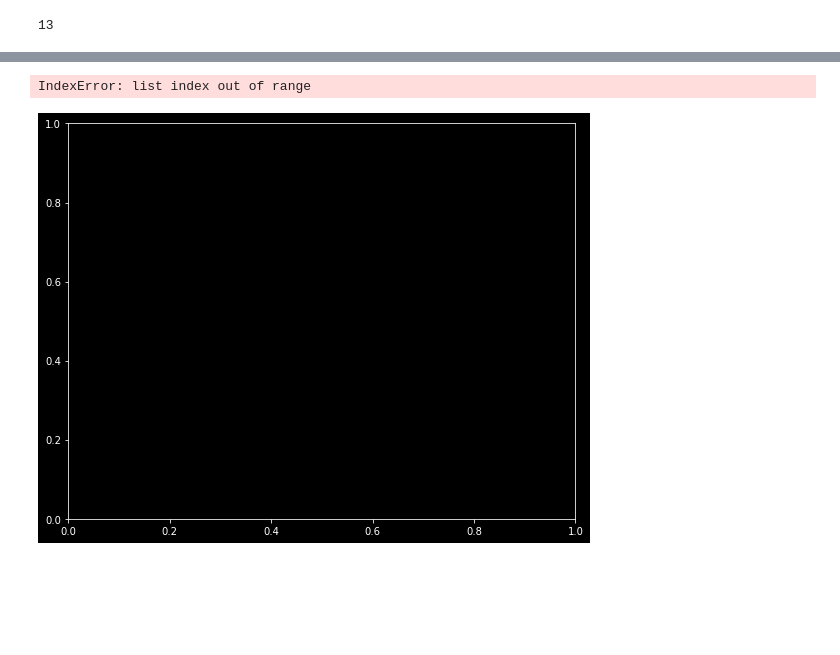
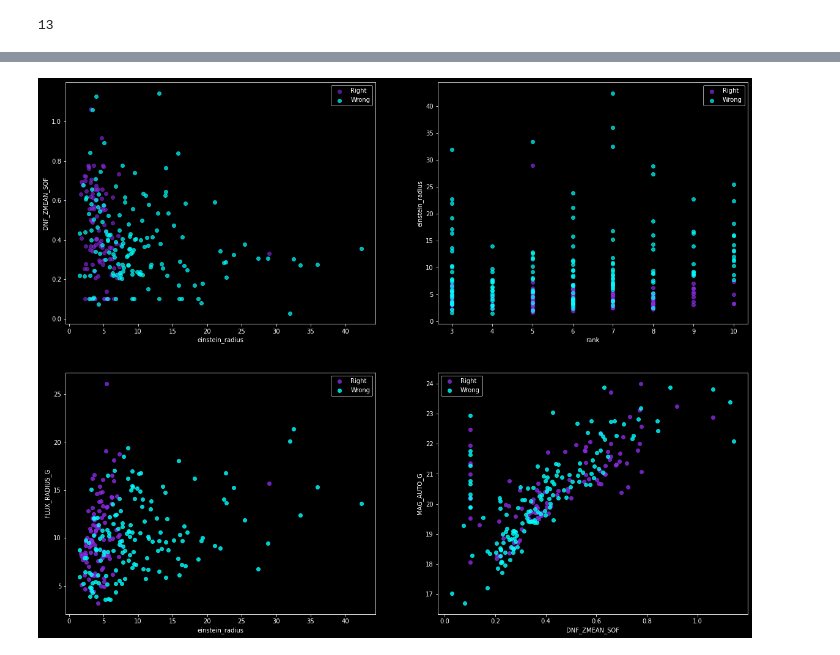
Before and after one commit to JimenaGonzalez/Searching-double-lenses, a Jupyter notebook: vit_cnn_multiclass/Real_lenses_search_Jack.ipynb, the cells around one changed output, grey strips where cells are left out. Saved outputs shown, nothing was run; the diff lists cells and outputs as text; code cells hidden in the pictures; blank space fills up the shorter version.

```diff
--- a/vit_cnn_multiclass/Real_lenses_search_Jack.ipynb
+++ b/vit_cnn_multiclass/Real_lenses_search_Jack.ipynb
@@ -140,11 +140,11 @@ class ViTBase16(nn.Module):
         x = self.model(x)
         return x
 # %%
-model = ViTBase16(n_classes=7, pretrained=True)
+model = ViTBase16(n_classes=9, pretrained=True)
 device = torch.device("cuda" if torch.cuda.is_available() else "cpu")
 model.to(device)
 
-name = 'Experiments/exp_53/model.pt'#'model.pt'#'other.pt'
+name = 'Experiments/exp_55/model.pt'#'model.pt'#'other.pt'
 model = torch.load(name, map_location=torch.device('cpu'))
 # %%
 # Real lenses
@@ -198,4 +191,11 @@ Index(['COADD_OBJECT_ID', 'TILENAME', 'HPIX_16384', 'HPIX_4096',
 # %%
-search_loader = torch.utils.data.DataLoader(dataset=test_dataset, batch_size=1, num_workers=num_workers, shuffle=True)
-prob_lim = 0.5
+categories = ['Positives', 'Rings', 'Smooth', 'Companion', 'SDSS', 'DES_spirals', 'Crowded', 'Errors', 'Most_negatives']
+images, all_data, prob_list = search(dataset)
+
+right_data = all_data[0]
+wrong_data = pd.DataFrame(columns=columns_data)
+
+for i in range(len(all_data)):
+    if(i == 0): continue
+    wrong_data = wrong_data.append(all_data[i])
 # %%
@@ -507,38 +494,37 @@ make_all_histos()
 # %%
 plt.figure(figsize=(20,16))
 
 plt.subplot(2,2,1)
-plt.xlabel(names[24])
-plt.ylabel(names[4])
-plt.scatter(right_data[names[24]], right_data[names[4]], color = 'blueviolet', alpha = 0.6, label ='Right')
-plt.scatter(wrong_data[names[24]], wrong_data[names[4]], color = 'cyan', alpha = 0.7, label = 'Wrong')
+plt.xlabel(names[1])
+plt.ylabel(names[2])
+plt.scatter(right_data[names[1]], right_data[names[2]], color = 'blueviolet', alpha = 0.6, label ='Right')
+plt.scatter(wrong_data[names[1]], wrong_data[names[2]], color = 'cyan', alpha = 0.7, label = 'Wrong')
 plt.legend()
 
 plt.subplot(2,2,2)
-plt.xlabel(names[24])
-plt.ylabel(names[8])
-plt.scatter(right_data[names[24]], right_data[names[8]], color = 'blueviolet', alpha = 0.7, label ='Right')
-plt.scatter(wrong_data[names[24]], wrong_data[names[8]], color = 'cyan', alpha = 0.7, label = 'Wrong')
+plt.xlabel(names[3])
+plt.ylabel(names[1])
+plt.scatter(right_data[names[3]], right_data[names[1]], color = 'blueviolet', alpha = 0.7, label ='Right')
+plt.scatter(wrong_data[names[3]], wrong_data[names[1]], color = 'cyan', alpha = 0.7, label = 'Wrong')
 plt.legend()
 
 plt.subplot(2,2,3)
-plt.xlabel(names[4])
-plt.ylabel(names[8])
-plt.scatter(right_data[names[4]], right_data[names[8]], color = 'blueviolet', alpha = 0.8, label ='Right')
-plt.scatter(wrong_data[names[4]], wrong_data[names[8]], color = 'cyan', alpha = 0.8, label = 'Wrong')
+plt.xlabel(names[1])
+plt.ylabel(names[4])
+plt.scatter(right_data[names[1]], right_data[names[4]], color = 'blueviolet', alpha = 0.8, label ='Right')
+plt.scatter(wrong_data[names[1]], wrong_data[names[4]], color = 'cyan', alpha = 0.8, label = 'Wrong')
 plt.legend()
 
 plt.subplot(2,2,4)
-plt.xlabel(names[24])
-plt.ylabel(names[5])
-plt.scatter(right_data[names[24]], right_data[names[5]], color = 'blueviolet', alpha = 0.8, label ='Right')
-plt.scatter(wrong_data[names[24]], wrong_data[names[5]], color = 'cyan', alpha = 0.8, label = 'Wrong')
+plt.xlabel(names[2])
+plt.ylabel(names[7])
+plt.scatter(right_data[names[2]], right_data[names[7]], color = 'blueviolet', alpha = 0.8, label ='Right')
+plt.scatter(wrong_data[names[2]], wrong_data[names[7]], color = 'cyan', alpha = 0.8, label = 'Wrong')
 plt.legend()
 
 plt.show()
 # %% [output]
-IndexError: list index out of range
-[figure, old version]
+[figure, new version]
 # %%
 print(len(wrong_data)+len(right_data))
 
```
Also changed, not shown: parts of 17 cells of this notebook, 4 other files.
